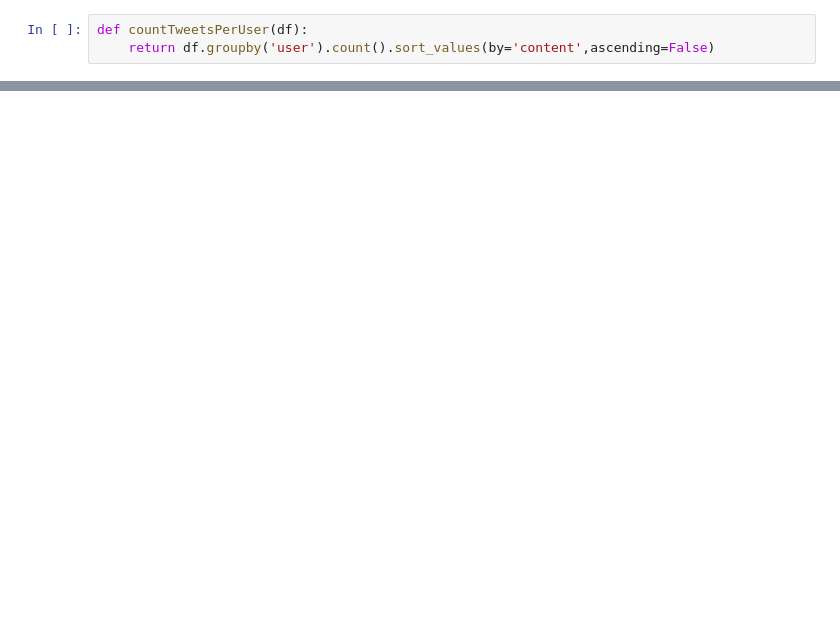
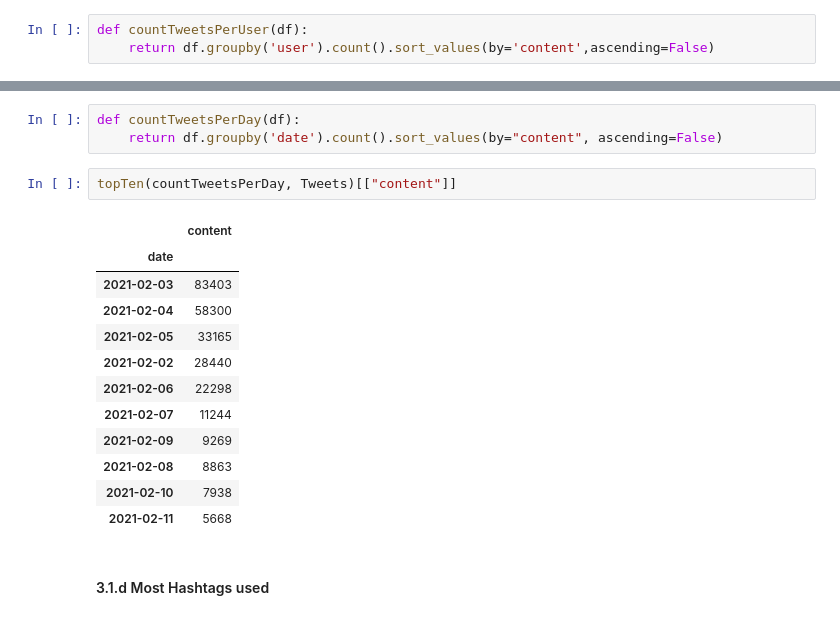
Before and after one commit to agustin-rios/lector-obj-tweets, a Jupyter notebook: src/book.ipynb, the cells around one changed output, grey strips where cells are left out. Drawn from its saved outputs; the diff is of its cells as text; blank space fills up the shorter version.

```diff
--- a/src/book.ipynb
+++ b/src/book.ipynb
@@ -120,0 +149,20 @@ Name: content, dtype: int64
+# %%
+def countTweetsPerDay(df):
+    return df.groupby('date').count().sort_values(by="content", ascending=False)
+# %%
+topTen(countTweetsPerDay, Tweets)[["content"]]
+# %% [output]
+|  | content |
+| date |  |
+| 2021-02-03 | 83403 |
+| 2021-02-04 | 58300 |
+| 2021-02-05 | 33165 |
+| 2021-02-02 | 28440 |
+| 2021-02-06 | 22298 |
+| 2021-02-07 | 11244 |
+| 2021-02-09 | 9269 |
+| 2021-02-08 | 8863 |
+| 2021-02-10 | 7938 |
+| 2021-02-11 | 5668 |
+# %% [markdown]
+#### 3.1.d Most Hashtags used
```
Also changed, not shown: parts of 9 cells of this notebook.
